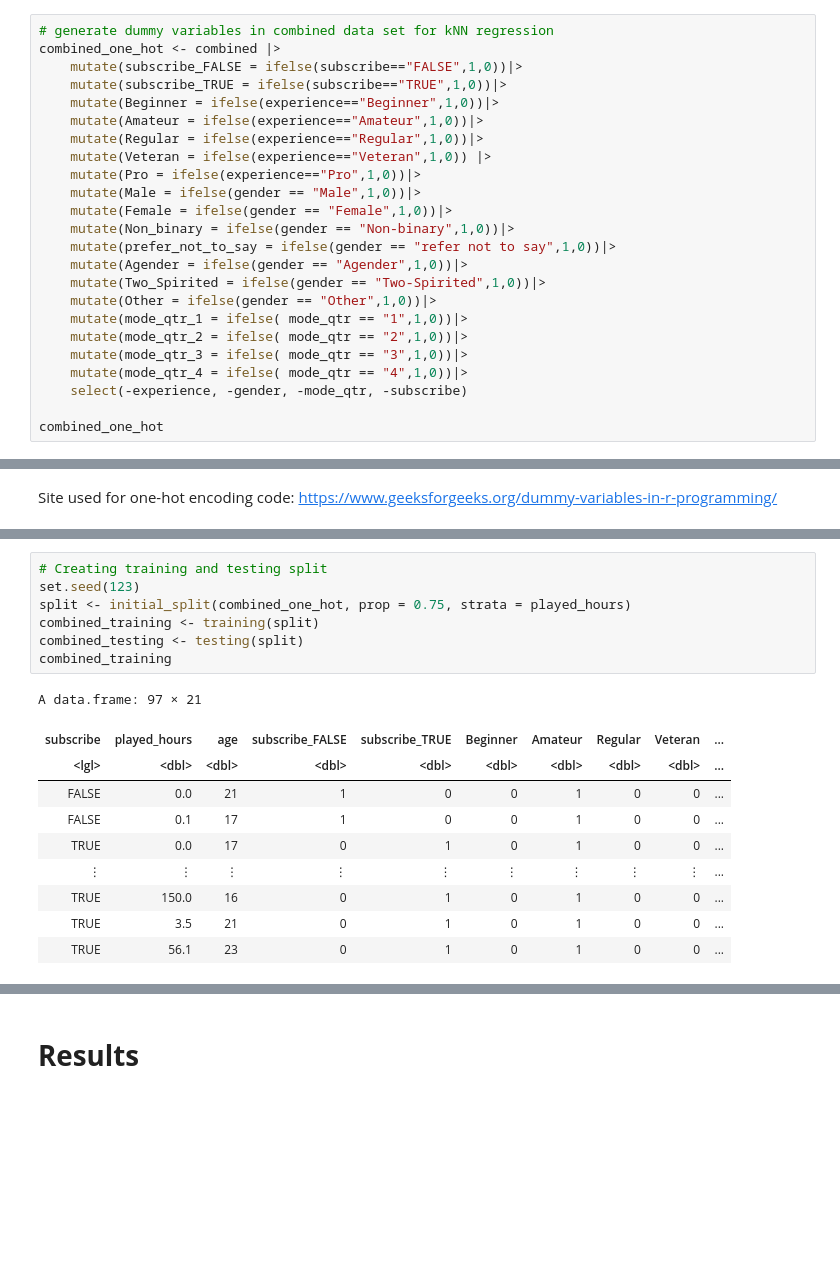
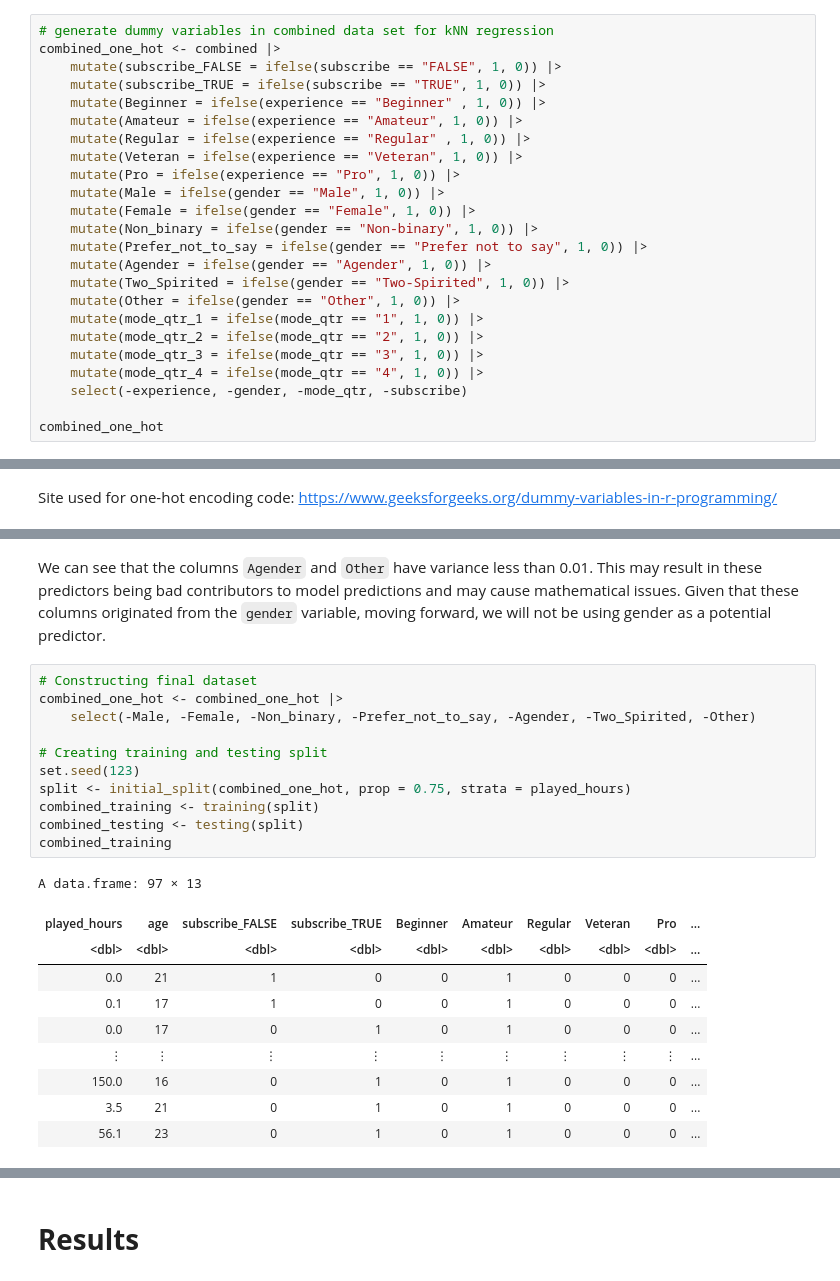
Before and after one commit to akdivinagracia/project-009-2, a Jupyter notebook: notebook.ipynb, the cells around one changed output, grey strips where cells are left out. Cells and saved outputs as stored; diff of their text form; blank space fills up the shorter version.

```diff
--- a/notebook.ipynb
+++ b/notebook.ipynb
@@ -218,24 +190,24 @@ Age:
 # %%
 # generate dummy variables in combined data set for kNN regression
 combined_one_hot <- combined |>
-    mutate(subscribe_FALSE = ifelse(subscribe=="FALSE",1,0))|>
-    mutate(subscribe_TRUE = ifelse(subscribe=="TRUE",1,0))|>
-    mutate(Beginner = ifelse(experience=="Beginner",1,0))|>
-    mutate(Amateur = ifelse(experience=="Amateur",1,0))|>
-    mutate(Regular = ifelse(experience=="Regular",1,0))|>
-    mutate(Veteran = ifelse(experience=="Veteran",1,0)) |>
-    mutate(Pro = ifelse(experience=="Pro",1,0))|>
-    mutate(Male = ifelse(gender == "Male",1,0))|>
-    mutate(Female = ifelse(gender == "Female",1,0))|>
-    mutate(Non_binary = ifelse(gender == "Non-binary",1,0))|>
-    mutate(prefer_not_to_say = ifelse(gender == "refer not to say",1,0))|>
-    mutate(Agender = ifelse(gender == "Agender",1,0))|>
-    mutate(Two_Spirited = ifelse(gender == "Two-Spirited",1,0))|>
-    mutate(Other = ifelse(gender == "Other",1,0))|>
-    mutate(mode_qtr_1 = ifelse( mode_qtr == "1",1,0))|>
-    mutate(mode_qtr_2 = ifelse( mode_qtr == "2",1,0))|>
-    mutate(mode_qtr_3 = ifelse( mode_qtr == "3",1,0))|>
-    mutate(mode_qtr_4 = ifelse( mode_qtr == "4",1,0))|>
+    mutate(subscribe_FALSE = ifelse(subscribe == "FALSE", 1, 0)) |>
+    mutate(subscribe_TRUE = ifelse(subscribe == "TRUE", 1, 0)) |>
+    mutate(Beginner = ifelse(experience == "Beginner" , 1, 0)) |>
+    mutate(Amateur = ifelse(experience == "Amateur", 1, 0)) |>
+    mutate(Regular = ifelse(experience == "Regular" , 1, 0)) |>
+    mutate(Veteran = ifelse(experience == "Veteran", 1, 0)) |>
+    mutate(Pro = ifelse(experience == "Pro", 1, 0)) |>
+    mutate(Male = ifelse(gender == "Male", 1, 0)) |>
+    mutate(Female = ifelse(gender == "Female", 1, 0)) |>
+    mutate(Non_binary = ifelse(gender == "Non-binary", 1, 0)) |>
+    mutate(Prefer_not_to_say = ifelse(gender == "Prefer not to say", 1, 0)) |>
+    mutate(Agender = ifelse(gender == "Agender", 1, 0)) |>
+    mutate(Two_Spirited = ifelse(gender == "Two-Spirited", 1, 0)) |>
+    mutate(Other = ifelse(gender == "Other", 1, 0)) |>
+    mutate(mode_qtr_1 = ifelse(mode_qtr == "1", 1, 0)) |>
+    mutate(mode_qtr_2 = ifelse(mode_qtr == "2", 1, 0)) |>
+    mutate(mode_qtr_3 = ifelse(mode_qtr == "3", 1, 0)) |>
+    mutate(mode_qtr_4 = ifelse(mode_qtr == "4", 1, 0)) |>
     select(-experience, -gender, -mode_qtr, -subscribe)
 
 combined_one_hot
@@ -255,19 +235,25 @@ Site used for one-hot encoding code: https://www.geeksforgeeks.org/dummy-variabl
+# %% [markdown]
+We can see that the columns `Agender` and `Other` have variance less than 0.01. This may result in these predictors being bad contributors to model predictions and may cause mathematical issues. Given that these columns originated from the `gender` variable, moving forward, we will not be using gender as a potential predictor.
 # %%
+# Constructing final dataset
+combined_one_hot <- combined_one_hot |>
+    select(-Male, -Female, -Non_binary, -Prefer_not_to_say, -Agender, -Two_Spirited, -Other)
+
 # Creating training and testing split
 set.seed(123)
 split <- initial_split(combined_one_hot, prop = 0.75, strata = played_hours)
 combined_training <- training(split)
 combined_testing <- testing(split)
 combined_training
 # %% [output]
-A data.frame: 97 × 21
+A data.frame: 97 × 13
-| subscribe | played_hours | age | subscribe_FALSE | subscribe_TRUE | Beginner | Amateur | Regular | Veteran | ... |
-| <lgl> | <dbl> | <dbl> | <dbl> | <dbl> | <dbl> | <dbl> | <dbl> | <dbl> | ... |
-| FALSE | 0.0 | 21 | 1 | 0 | 0 | 1 | 0 | 0 | ... |
-| FALSE | 0.1 | 17 | 1 | 0 | 0 | 1 | 0 | 0 | ... |
-| TRUE | 0.0 | 17 | 0 | 1 | 0 | 1 | 0 | 0 | ... |
+| played_hours | age | subscribe_FALSE | subscribe_TRUE | Beginner | Amateur | Regular | Veteran | Pro | ... |
+| <dbl> | <dbl> | <dbl> | <dbl> | <dbl> | <dbl> | <dbl> | <dbl> | <dbl> | ... |
+| 0.0 | 21 | 1 | 0 | 0 | 1 | 0 | 0 | 0 | ... |
+| 0.1 | 17 | 1 | 0 | 0 | 1 | 0 | 0 | 0 | ... |
+| 0.0 | 17 | 0 | 1 | 0 | 1 | 0 | 0 | 0 | ... |
 | ⋮ | ⋮ | ⋮ | ⋮ | ⋮ | ⋮ | ⋮ | ⋮ | ⋮ | ... |
-| TRUE | 150.0 | 16 | 0 | 1 | 0 | 1 | 0 | 0 | ... |
-| TRUE | 3.5 | 21 | 0 | 1 | 0 | 1 | 0 | 0 | ... |
-| TRUE | 56.1 | 23 | 0 | 1 | 0 | 1 | 0 | 0 | ... |
+| 150.0 | 16 | 0 | 1 | 0 | 1 | 0 | 0 | 0 | ... |
+| 3.5 | 21 | 0 | 1 | 0 | 1 | 0 | 0 | 0 | ... |
+| 56.1 | 23 | 0 | 1 | 0 | 1 | 0 | 0 | 0 | ... |
 # %%
```
Also changed, not shown: parts of 10 cells of this notebook.
